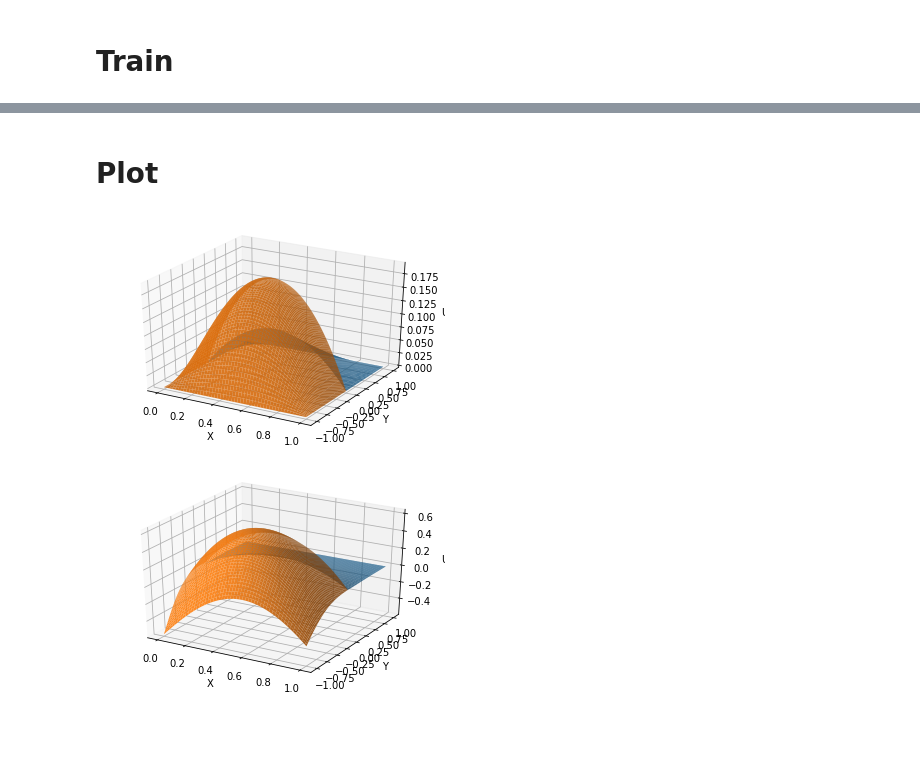
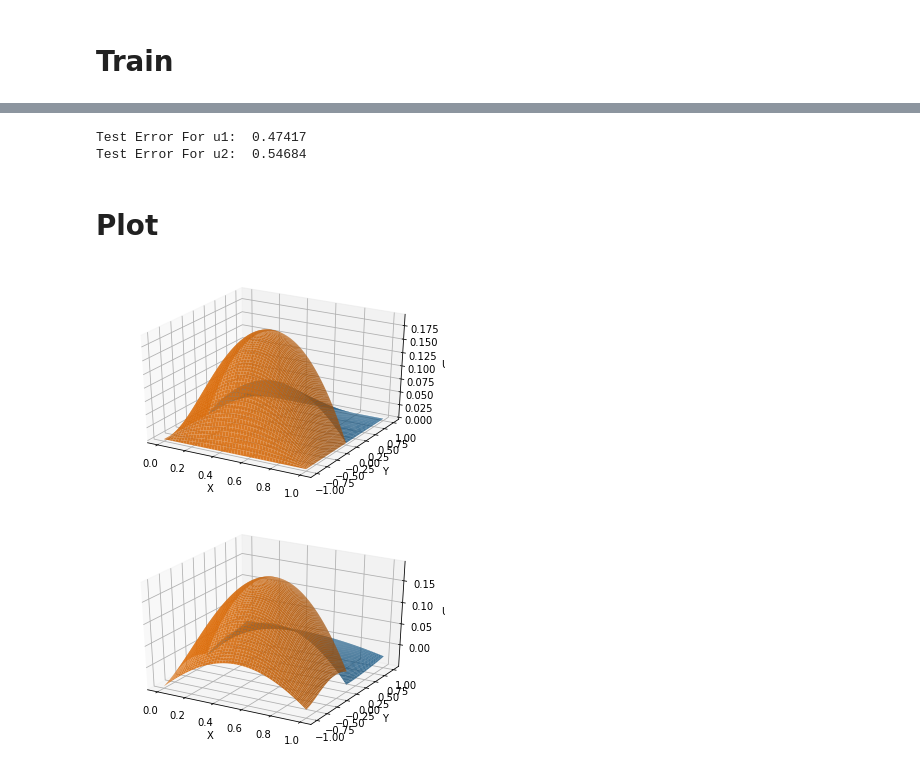
Before and after one commit to ippqw5/PINNLearning, a Jupyter notebook: PINNs学习记录/7_11_Parabolic耦合pde模型.ipynb, the cells around one changed output, grey strips where cells are left out. Cells and saved outputs as stored; diff of their text form; code cells hidden in the pictures; blank space fills up the shorter version.

```diff
--- a/PINNs学习记录/7_11_Parabolic耦合pde模型.ipynb
+++ b/PINNs学习记录/7_11_Parabolic耦合pde模型.ipynb
@@ -92,7 +95,7 @@ def trainingdata(N_u,N_f,N_i,omga,u,interface):
     all_X_u_train =  np.vstack([initial_X,leftedge_X,rightedge_X,BC_X])
     all_u_train = np.vstack([initial_u,leftedge_u,rightedge_u,BC_u])
 
-    idx = np.random.choice(all_X_u_train.shape[0], N_u, replace=False)
+    idx = np.random.choice(all_X_u_train.shape[0], N_u*3, replace=False)
 
     X_u_train = all_X_u_train[idx,:]
     u_train = all_u_train[idx,:]
@@ -199,9 +205,7 @@ def loss_I(m1,m2,X_i_train):
     loss_u1 = -m1.v * ( u1_x*m1.n[0] + u1_y*m1.n[1]) - m1.k * (u1-u2)
     loss_u2 = -m2.v * ( u2_x*m2.n[0] + u2_y*m2.n[1]) - m2.k * (u2-u1)
 
-    loss_i = tf.concat([loss_u1,loss_u2],axis=1)
-
-    loss_i = tf.reduce_mean(tf.square(loss_i))
+    loss_i = tf.reduce_mean(tf.square(loss_u1)) + tf.reduce_mean(tf.square(loss_u2))
 
     return loss_i
 # %%
@@ -258,6 +277,6 @@ def train_model(m1,m2,ds,epochs = 100):
 # %%
-Layers=[3,10,10,10,1]
-model_1 = MyPinn(Layers,v1,n1,k,f1,name="model_1")
-model_1.compile(keras.optimizers.Adam())
-model_2 = MyPinn(Layers,v2,n2,k,f2,name="model_2")
-model_2.compile(keras.optimizers.Adam())
+Layers=[3,20,20,20,1]
+model_u1 = MyPinn(Layers,v1,n1,k,f1,name="model_1")
+model_u1.compile(keras.optimizers.Adam())
+model_u2 = MyPinn(Layers,v2,n2,k,f2,name="model_2")
+model_u2.compile(keras.optimizers.Adam())
@@ -267,5 +283,5 @@ model_2(xx)
 # %%
 ds = ds_train_n_batch(X_u1_train, u1_train , X_f1_train , X_u2_train , u2_train , X_f2_train , X_i_train ,n = 5)
 
-train_model(model_1,model_2,ds,epochs=2000)
+train_model(model_u1,model_u2,ds,epochs=2000)
 # %% [output]
@@ -298,7 +317,7 @@ x = tf.reshape(X1,shape=(10000,1))
 y = tf.reshape(Y1,shape=(10000,1))
 t = tf.reshape(T1,shape=(10000,1))
 X_u1 = tf.concat([x,y,t],axis=1)
-U1_pred = model_1(X_u1).numpy().flatten()
+U1_pred = model_u1(X_u1).numpy().flatten()
 #########################################################
 x2 = tf.linspace(omga2[0][0],omga2[0][1],100)
 y2 = tf.linspace(omga2[1][0],omga2[1][1],100)
@@ -310,7 +329,7 @@ x = tf.reshape(X2,shape=(10000,1))
 y = tf.reshape(Y2,shape=(10000,1))
 t = tf.reshape(T2,shape=(10000,1))
 X_u2 = tf.concat([x,y,t],axis=1)
-U2_pred = model_2(X_u2).numpy().flatten()
+U2_pred = model_u2(X_u2).numpy().flatten()
 ############################################################
 
 error_u1 = np.linalg.norm((U1-U1_pred),2)/np.linalg.norm(U1,2)
@@ -318,6 +337,9 @@ print('Test Error For u1:  %.5f'  % (error_u1))
 
 error_u2 = np.linalg.norm((U2-U2_pred),2)/np.linalg.norm(U2,2)
 print('Test Error For u2:  %.5f'  % (error_u2))
+# %% [output]
+Test Error For u1:  0.47417
+Test Error For u2:  0.54684
 # %% [markdown]
 # Plot
 # %%
@@ -341,38 +363,48 @@ U2 = u2(X2,Y2,T2)
 
 ax1.plot_surface(X1,Y1,U1,alpha=0.9) #生成曲面z，alpha调节透明度，cmap调节曲面色调
 ax1.plot_surface(X2,Y2,U2,alpha=0.9)
+
 ax1.set_xlabel("X")
 ax1.set_ylabel("Y")
 ax1.set_zlabel("U")
 #ax1.title("解析")
 ######################################################
 plt.figure(2)
 ax2 = plt.axes(projection="3d")
 ax2.patch.set_facecolor("white")
 
+### u1
 x = tf.reshape(X1,shape=(10000,1))
 y = tf.reshape(Y1,shape=(10000,1))
-t = tf.reshape(Y1,shape=(10000,1))
+t = tf.reshape(T1,shape=(10000,1))
+
 X_u1 = tf.concat([x,y,t],axis=1)
-U1_pred = model_1(X_u1)
+U1_pred = model_u1(X_u1)
+
+x = x.numpy().reshape(U1.shape)
+y = y.numpy().reshape(U1.shape)
 U1_pred = U1_pred.numpy().reshape(U1.shape)
-ax2.plot_surface(X1,Y1,U1_pred,alpha=0.9)
+ax2.plot_surface(x,y,U1_pred,alpha=0.9)
 
+###u2
 x = tf.reshape(X2,shape=(10000,1))
 y = tf.reshape(Y2,shape=(10000,1))
-t = tf.reshape(Y2,shape=(10000,1))
+t = tf.reshape(T2,shape=(10000,1))
+
 X_u2 = tf.concat([x,y,t],axis=1)
-U2_pred = model_2(X_u2)
+U2_pred = model_u2(X_u2)
+
+x = x.numpy().reshape(U2.shape)
+y = y.numpy().reshape(U2.shape)
 U2_pred = U2_pred.numpy().reshape(U2.shape)
 ax2.plot_surface(X2,Y2,U2_pred,alpha=0.9)
 
 
 ax2.set_xlabel("X")
 ax2.set_ylabel("Y")
 ax2.set_zlabel("U")
-
-########################################################
+###############################
 plt.show()
 # %% [output]
 [figure]
-[figure, old version]
+[figure, new version]
```
Also changed, not shown: parts of 8 cells of this notebook.
